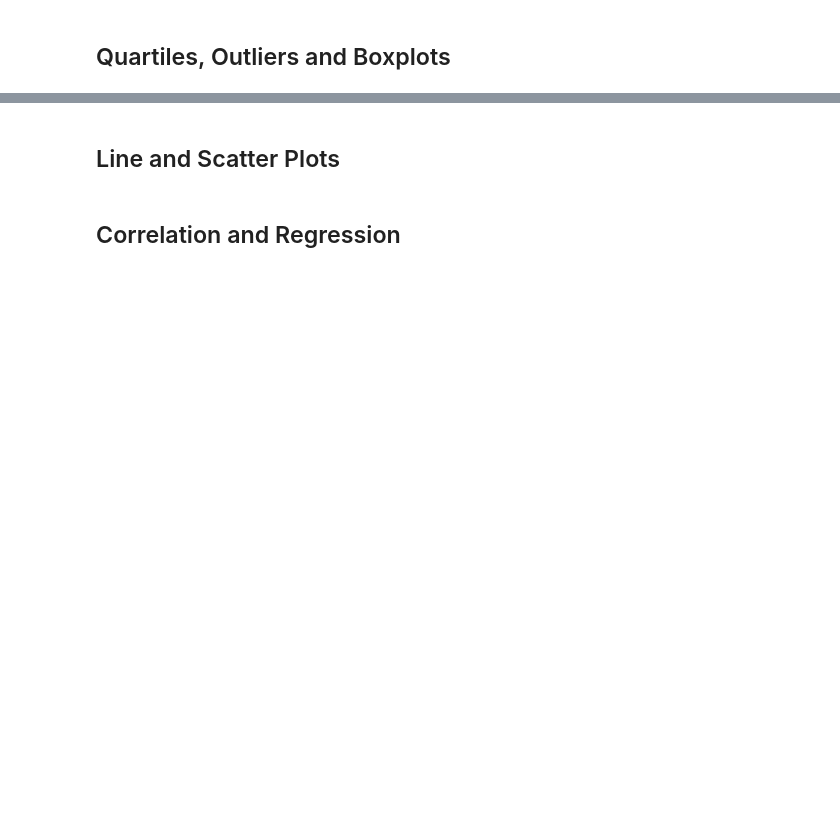
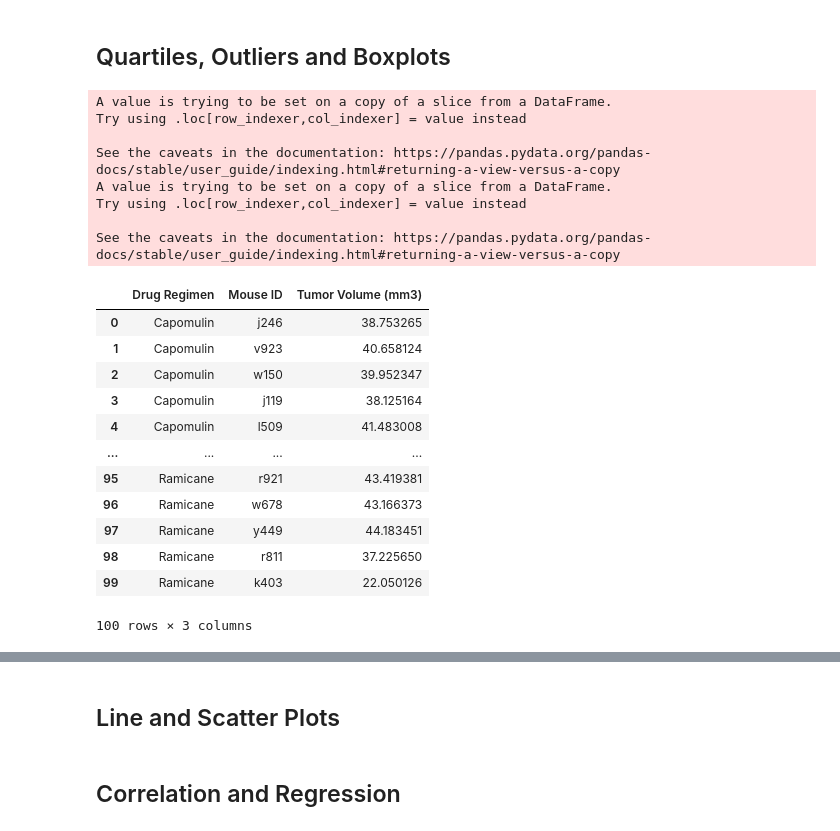
Before and after one commit to ztcnrh/matplotlib-challenge, a Jupyter notebook: pymaceuticals_starter.ipynb, the cells around one changed output, grey strips where cells are left out. Cells and saved outputs as stored; diff of their text form; code cells hidden in the pictures; blank space fills up the shorter version.

```diff
--- a/pymaceuticals_starter.ipynb
+++ b/pymaceuticals_starter.ipynb
@@ -214,0 +218,55 @@ plt.show()
+# %%
+# Calculate the final tumor volume of each mouse across four of the treatment regimens:
+# Capomulin, Ramicane, Infubinol, and Ceftamin
+
+# Start by getting the last (greatest) timepoint for each mouse
+
+# Only look at the four treatment regimens
+filt1 = cleaned_df['Drug Regimen'] == 'Capomulin'
+filt2 = cleaned_df['Drug Regimen'] == 'Ramicane'
+filt3 = cleaned_df['Drug Regimen'] == 'Infubinol'
+filt4 = cleaned_df['Drug Regimen'] == 'Ceftamin'
+four_regimens_df = cleaned_df.loc[filt1 | filt2 | filt3 | filt4]
+
+regimen_mice_group = four_regimens_df.groupby(['Drug Regimen', 'Mouse ID'])
+last_timepoints = regimen_mice_group['Timepoint'].max()
+
+# Create a new df using the grouped df and create a unique 'identifier' key
+last_timepoints_df = pd.DataFrame(last_timepoints)
+last_timepoints_df.reset_index(inplace=True)
+last_timepoints_df['Timepoint'] = last_timepoints_df['Timepoint'].astype(str)
+last_timepoints_df['final_tumor_key'] = last_timepoints_df['Drug Regimen'] + last_timepoints_df['Mouse ID'] + last_timepoints_df['Timepoint']
+
+# Create a unique key in the original df too so later can merge the two
+four_regimens_df['Timepoint'] = four_regimens_df['Timepoint'].astype(str)
+four_regimens_df['final_tumor_key'] = four_regimens_df['Drug Regimen'] + four_regimens_df['Mouse ID'] + four_regimens_df['Timepoint']
+four_regimens_df
+
+# Merge this group df with the original dataframe to get the tumor volume at the last timepoint
+final_tumor_df = pd.merge(four_regimens_df, last_timepoints_df['final_tumor_key'],
+                          on="final_tumor_key")
+final_tumor_df = final_tumor_df.sort_values('Drug Regimen')
+final_tumor_df = final_tumor_df.reset_index()
+final_tumor_df[['Drug Regimen', 'Mouse ID', 'Tumor Volume (mm3)']]
+# %% [output]
+A value is trying to be set on a copy of a slice from a DataFrame.
+Try using .loc[row_indexer,col_indexer] = value instead
+
+See the caveats in the documentation: https://pandas.pydata.org/pandas-docs/stable/user_guide/indexing.html#returning-a-view-versus-a-copy
+A value is trying to be set on a copy of a slice from a DataFrame.
+Try using .loc[row_indexer,col_indexer] = value instead
+
+See the caveats in the documentation: https://pandas.pydata.org/pandas-docs/stable/user_guide/indexing.html#returning-a-view-versus-a-copy
+|  | Drug Regimen | Mouse ID | Tumor Volume (mm3) |
+| 0 | Capomulin | j246 | 38.753265 |
+| 1 | Capomulin | v923 | 40.658124 |
+| 2 | Capomulin | w150 | 39.952347 |
+| 3 | Capomulin | j119 | 38.125164 |
+| 4 | Capomulin | l509 | 41.483008 |
+| ... | ... | ... | ... |
+| 95 | Ramicane | r921 | 43.419381 |
+| 96 | Ramicane | w678 | 43.166373 |
+| 97 | Ramicane | y449 | 44.183451 |
+| 98 | Ramicane | r811 | 37.225650 |
+| 99 | Ramicane | k403 | 22.050126 |
+100 rows × 3 columns
```
Also changed, not shown: parts of 9 cells of this notebook.
